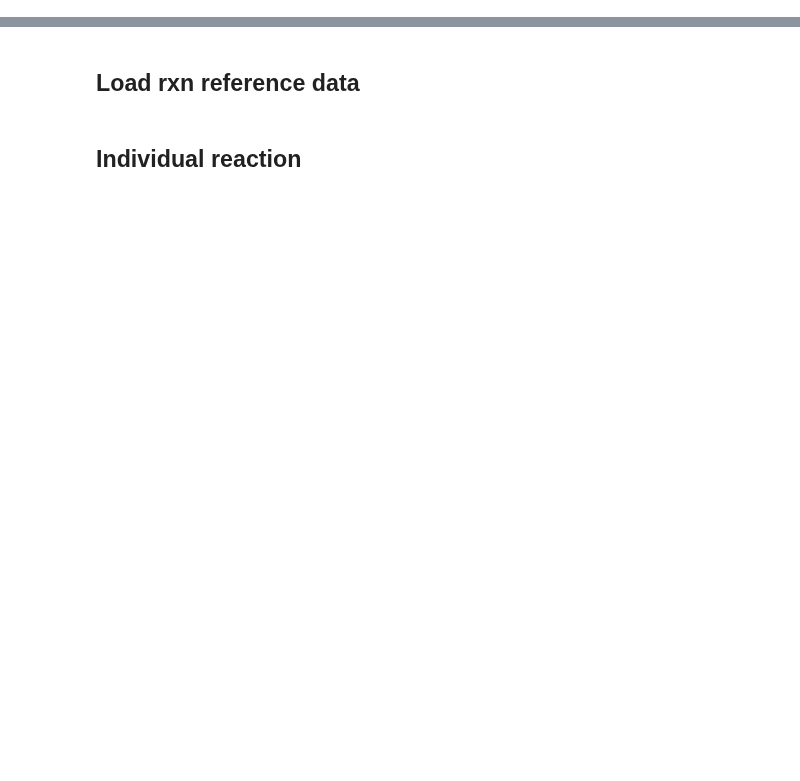
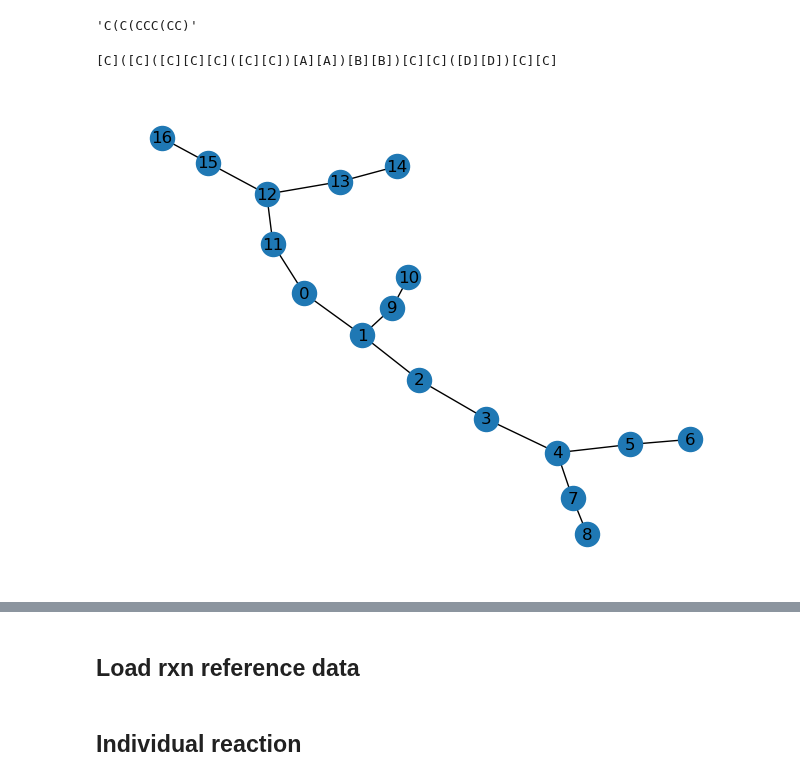
Before and after one commit to timbernat/NREL_polymers, a Jupyter notebook: testing.ipynb, the cells around one changed output, grey strips where cells are left out. Saved outputs shown, nothing was run; the diff lists cells and outputs as text; code cells hidden in the pictures; blank space fills up the shorter version.

```diff
--- a/testing.ipynb
+++ b/testing.ipynb
@@ -223,0 +260,16 @@ class PolymerizationReactor(Reactor):
+# %%
+def parse_monomer_graph_to_string(monograph : nx.Graph, start_node : int=0) -> str:
+    '''Convert a monomer graph into a SMILES-like monomer string'''
+    branch_dict = {
+        node_idx : '('*(len(successors) - 1)
+            for node_idx, successors in nx.dfs_successors(monograph, source=start_node).items()
+    }
+
+    return ''.join(
+        f'[{G.nodes[node_id]["monomer_name"]}]{branch_dict.get(node_id, ")")}'
+            for node_id in nx.dfs_preorder_nodes(monograph, source=start_node)
+    )[:-1]
+# %%
+src = 10
+order = nx.dfs_successors(G, source=src)
+order, list(nx.dfs_preorder_nodes(G, source=src))
@@ -223,0 +320,14 @@ class PolymerizationReactor(Reactor):
+# %%
+out
+# %% [output]
+'C(C(CCC(CC)'
+# %%
+s = parse_monomer_graph_to_string(G, start_node=src)
+print(s)
+H = parse_monograph_string(s)
+
+nx.draw(H, with_labels=True)
+# nx.draw(H, with_labels=True, labels=nx.get_node_attributes(G, 'monomer_name'))
+# %% [output]
+[C]([C]([C][C][C]([C][C])[A][A])[B][B])[C][C]([D][D])[C][C]
+[figure, added]
```
Also changed, not shown: parts of 68 cells of this notebook.
